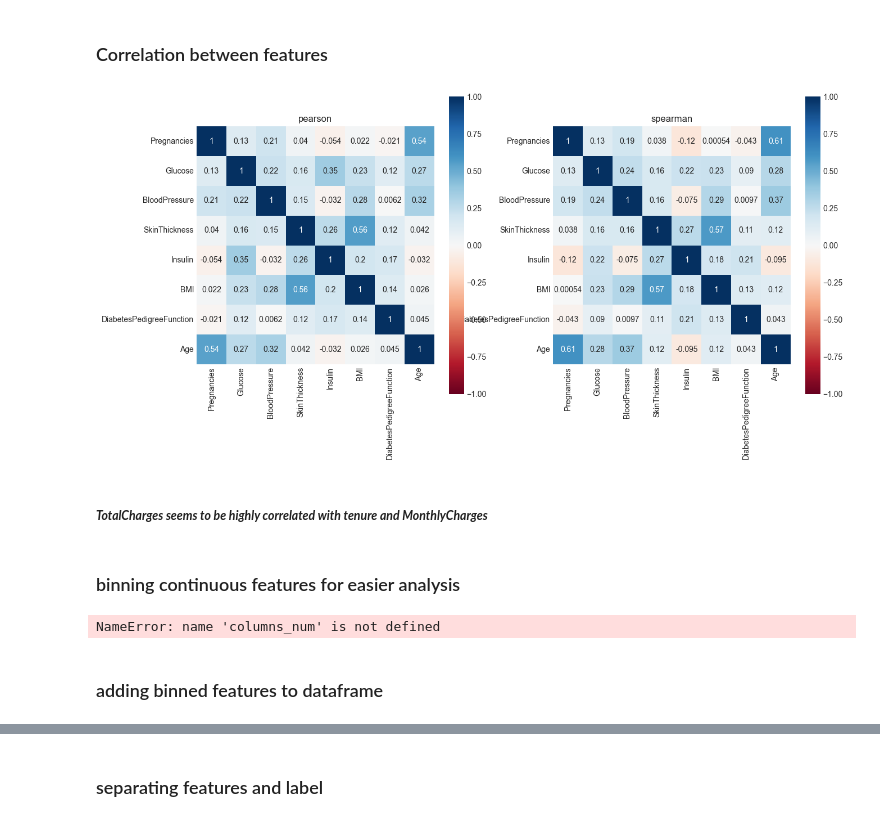
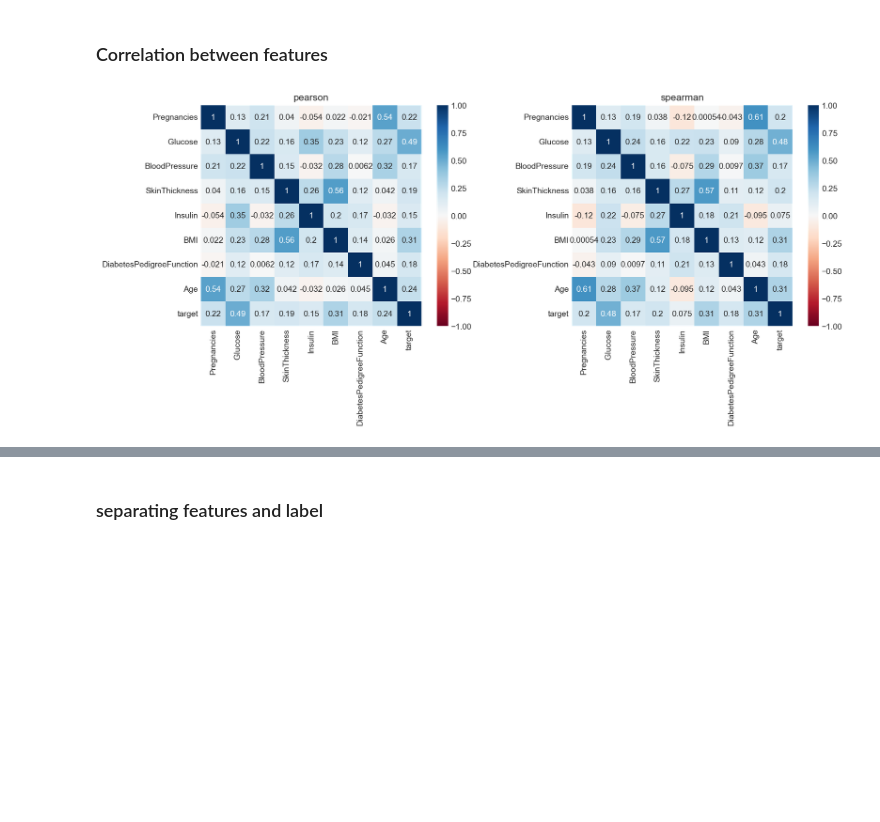
Before and after one commit to afzalmp40/ML-Basic, a Jupyter notebook: Supervised/pima diabetes using pipelines/PIMA diabetes using pipelines.ipynb, the cells around one changed output, grey strips where cells are left out. Saved outputs shown, nothing was run; the diff lists cells and outputs as text; code cells hidden in the pictures; blank space fills up the shorter version.

```diff
--- a/Supervised/pima diabetes using pipelines/PIMA diabetes using pipelines.ipynb
+++ b/Supervised/pima diabetes using pipelines/PIMA diabetes using pipelines.ipynb
@@ -419,22 +435,6 @@ Name: BMI, dtype: float64
 # %% [markdown]
 ### Correlation between features
 # %%
-correlation(df.drop(columns='target', axis=1), figsize=(15,7), dpi=100)
+correlation(df, figsize=(15,5), dpi=140)
 # %% [output]
-[figure, old version]
+[figure, new version]
-# %% [markdown]
-##### ***TotalCharges seems to be highly correlated with tenure and MonthlyCharges***
-# %% [markdown]
-### binning continuous features for easier analysis
-# %%
-from sklearn.preprocessing import KBinsDiscretizer
-discrete=KBinsDiscretizer(n_bins=10,encode='ordinal', strategy='quantile')
-
-df_num=df[columns_num]
-
-df_num_binned=pd.DataFrame(discrete.fit_transform(df_num), index=df_num.index, columns=df_num.columns).add_suffix('_binned')
-df_num_binned.head()
-# %% [output]
-NameError: name 'columns_num' is not defined
-# %% [markdown]
-### adding binned features to dataframe
```
Also changed, not shown: parts of 24 cells of this notebook.
